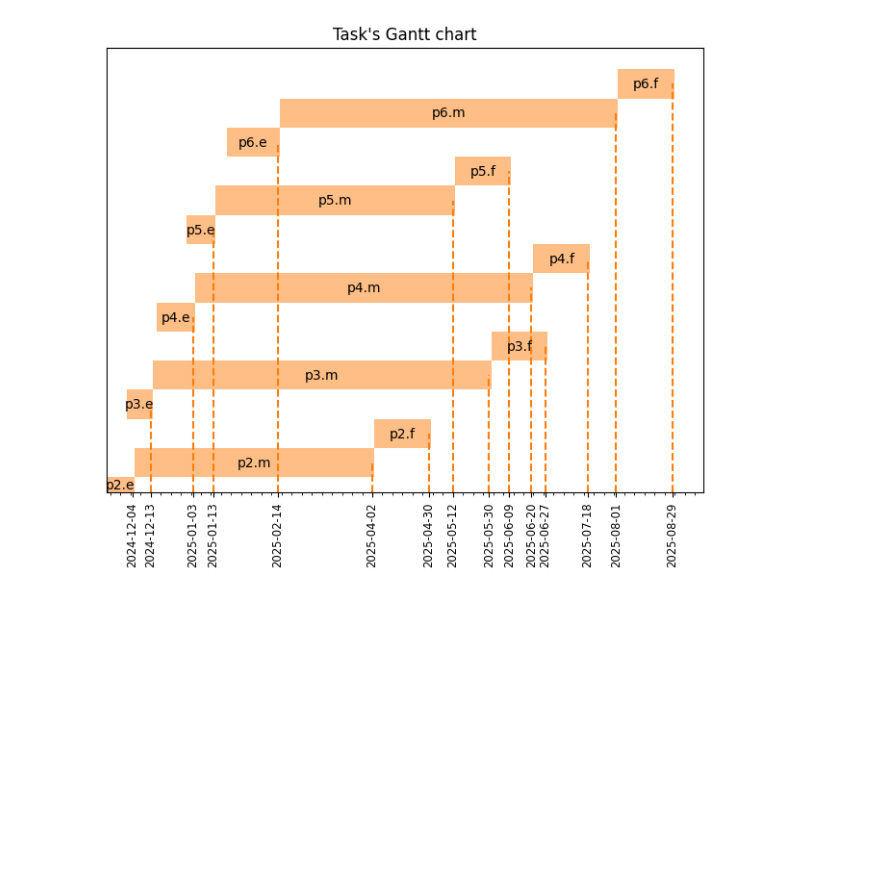
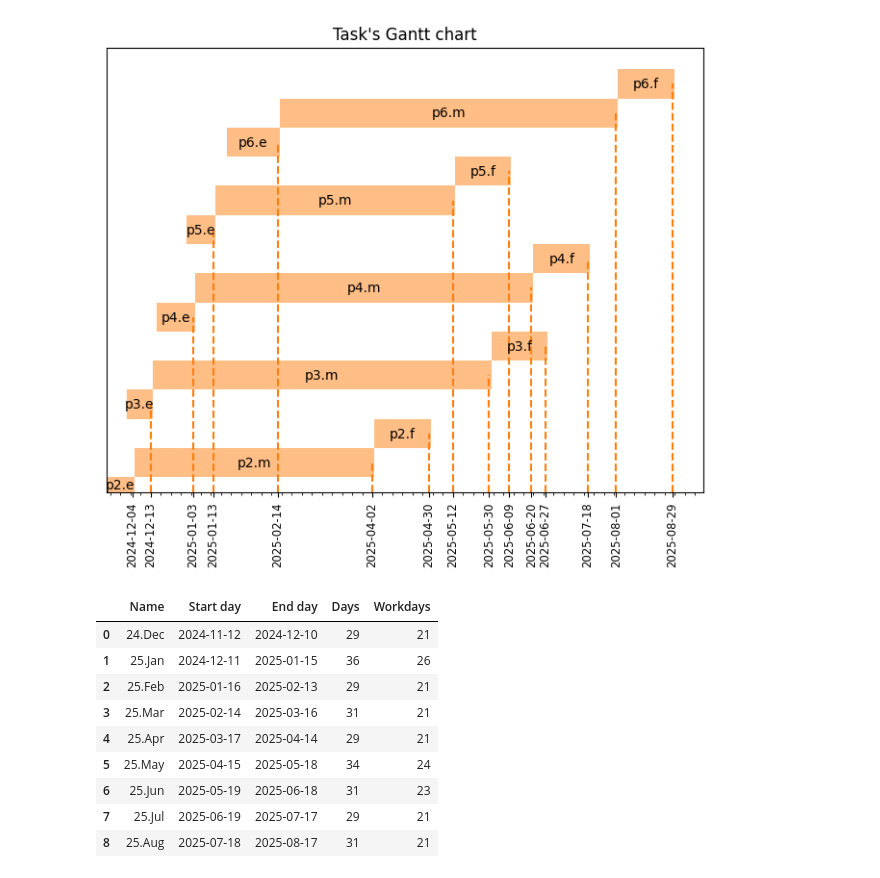
Before and after one commit to romz-pl/Jupyter-Python, a Jupyter notebook: 00-gantt-chart/gantt-chart.ipynb, the cells around one changed output. Drawn from its saved outputs; the diff is of its cells as text; code cells hidden in the pictures; blank space fills up the shorter version.

```diff
--- a/00-gantt-chart/gantt-chart.ipynb
+++ b/00-gantt-chart/gantt-chart.ipynb
@@ -73,3 +73,24 @@ plt.savefig("./output/gantt-chart.png", bbox_inches="tight", dpi = 100)
 # plt.close()
 # %% [output]
 [figure]
+# %%
+df = pd.read_csv("input/periods.csv")
+date_format = "%Y-%m-%d"
+df["Start day"] = pd.to_datetime(df["Start day"], format=date_format)
+df["End day"] = pd.to_datetime(df["End day"], format=date_format)
+
+df["Days"] = df.apply(lambda x: number_of_days_between(x["Start day"], x["End day"]), axis=1)
+df["Workdays"] = df.apply(lambda x: number_of_workdays_between(x["Start day"], x["End day"]), axis=1)
+
+df
+# %% [output]
+|  | Name | Start day | End day | Days | Workdays |
+| 0 | 24.Dec | 2024-11-12 | 2024-12-10 | 29 | 21 |
+| 1 | 25.Jan | 2024-12-11 | 2025-01-15 | 36 | 26 |
+| 2 | 25.Feb | 2025-01-16 | 2025-02-13 | 29 | 21 |
+| 3 | 25.Mar | 2025-02-14 | 2025-03-16 | 31 | 21 |
+| 4 | 25.Apr | 2025-03-17 | 2025-04-14 | 29 | 21 |
+| 5 | 25.May | 2025-04-15 | 2025-05-18 | 34 | 24 |
+| 6 | 25.Jun | 2025-05-19 | 2025-06-18 | 31 | 23 |
+| 7 | 25.Jul | 2025-06-19 | 2025-07-17 | 29 | 21 |
+| 8 | 25.Aug | 2025-07-18 | 2025-08-17 | 31 | 21 |
```
Also changed, not shown: parts of 1 cell of this notebook, 3 other files.
